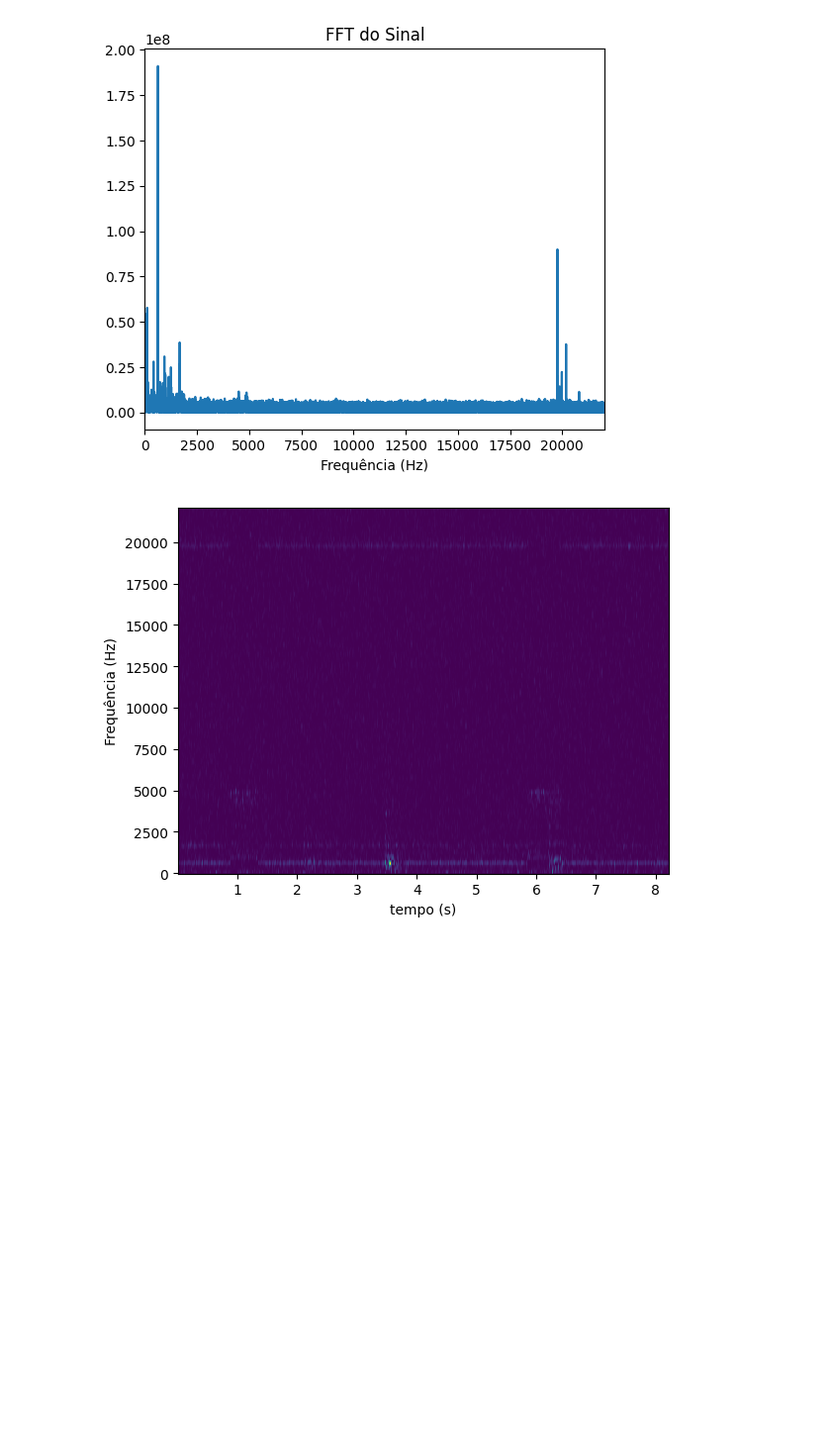
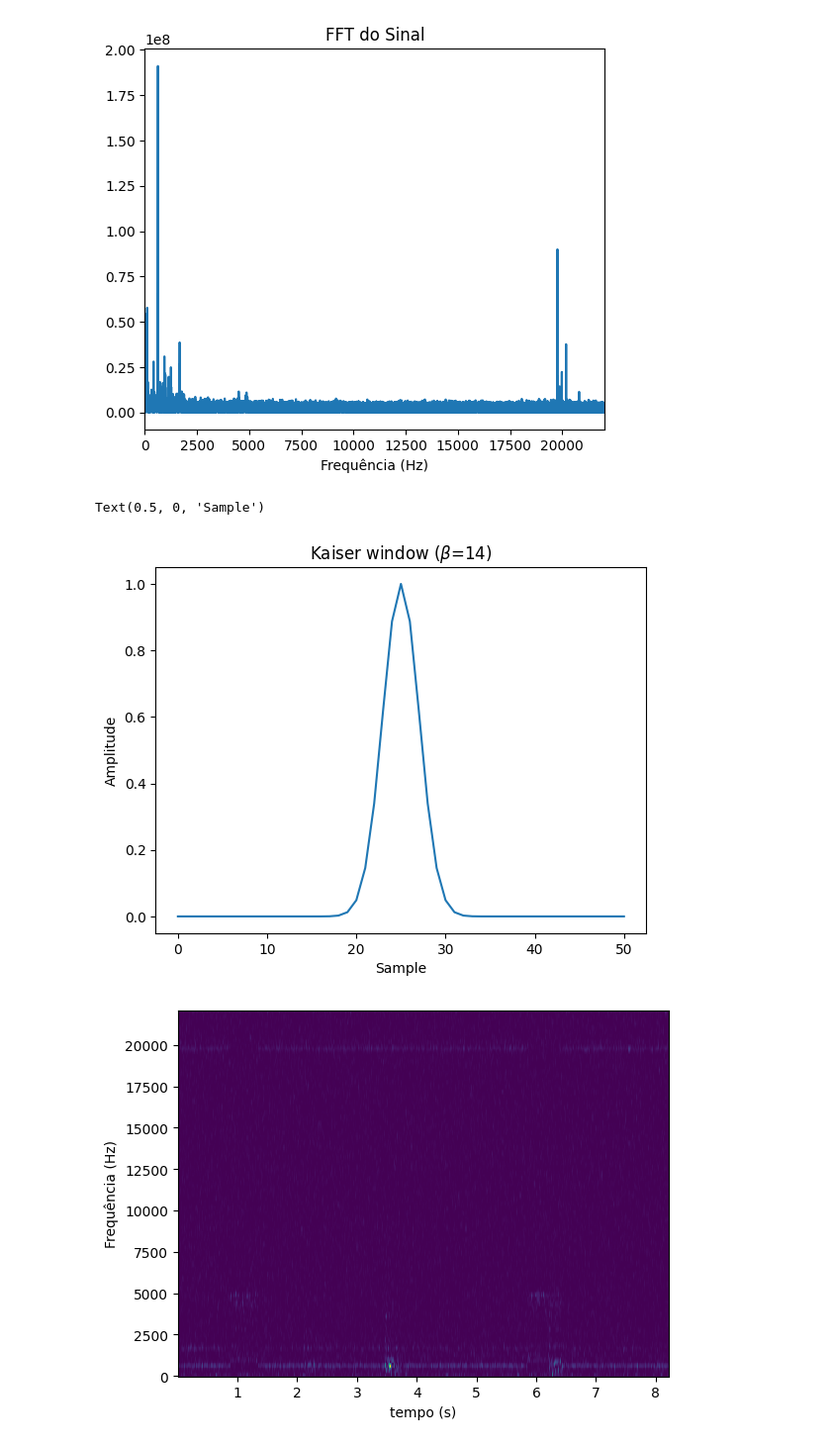
Before and after one commit to MatheusrCunha/PDS_1, a Jupyter notebook: Projeto_Final.ipynb, the cells around one changed output. Shown at 99% size. Drawn from its saved outputs; the diff is of its cells as text; code cells hidden in the pictures; blank space fills up the shorter version.

```diff
--- a/Projeto_Final.ipynb
+++ b/Projeto_Final.ipynb
@@ -44,6 +44,15 @@ plt.xlabel('Frequência (Hz)')
 # %% [output]
 Text(0.5, 0, 'Frequência (Hz)')
 [figure]
+# %%
+window = signal.windows.kaiser(51, beta=150)
+plt.plot(window)
+plt.title(r"Kaiser window ($\beta$=14)")
+plt.ylabel("Amplitude")
+plt.xlabel("Sample")
+# %% [output]
+Text(0.5, 0, 'Sample')
+[figure, added]
 # %%
 [fs_audio,audio]=wavfile.read("falhas_intermitentes_e_impulsos.wav")
 audio = audio.astype(np.float32)
```
Also changed, not shown: parts of 2 cells of this notebook.
